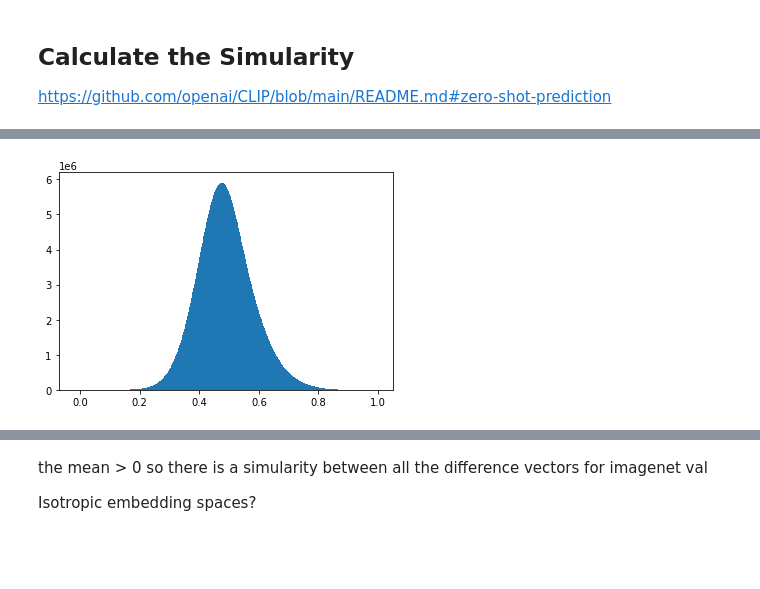
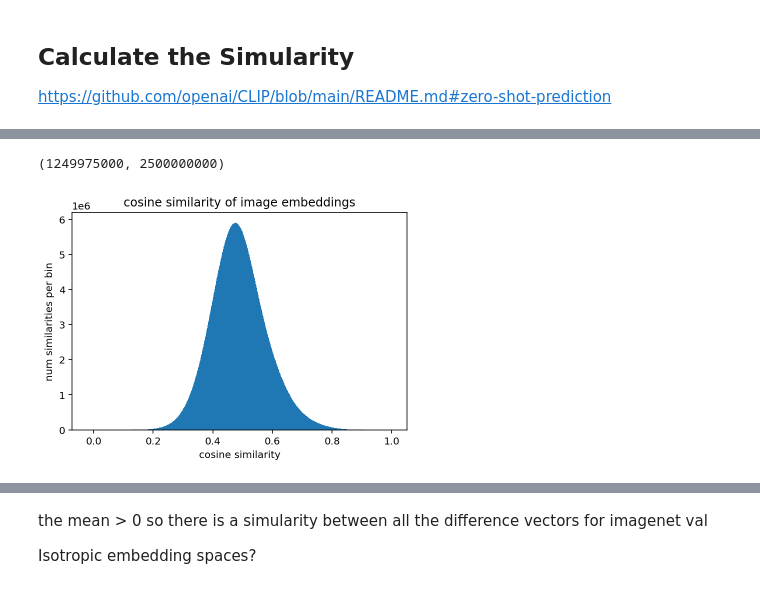
Before and after one commit to ahdavies6/clip-robustness, a Jupyter notebook: notebooks/og_clip_model_analysis.ipynb, the cells around one changed output, grey strips where cells are left out. Cells and saved outputs as stored; diff of their text form; code cells hidden in the pictures; blank space fills up the shorter version.

```diff
--- a/notebooks/og_clip_model_analysis.ipynb
+++ b/notebooks/og_clip_model_analysis.ipynb
@@ -220,3 +223,12 @@ def yeet(tensor):
+# %%
+feature_dir = '/shared/timan108/clip_embeddings/'
+
+# x = torch.load('imagenet_features.pt')
+# x = torch.load('diff_features.pt')
+imagenet_features = yeet(torch.load(f'{feature_dir}/imagenet_features.pt'), to_numpy=False)
+diff_features = yeet(torch.load(f'{feature_dir}/diff_features.pt'), to_numpy=False)
 # %%
-bfm = cosine_simularity(x,x)
+# bfm = cosine_similarity(x,x)
+bfm_imgnet = cosine_similarity(imagenet_features, imagenet_features)
+bfm_diff = cosine_similarity(diff_features, diff_features)
 # %%
@@ -228,3 +257,5 @@ bfm.triu_(1);
 # %%
-bfm = yeet(bfm)
+# bfm = yeet(bfm)
+bfm_imgnet = yeet(bfm_imgnet)
+bfm_diff = yeet(bfm_diff)
 # %%
@@ -232,2 +263,4 @@ sim_sum = bfm.sum()
 # %%
-nz_bfm = bfm[bfm != 0]
+# nz_bfm = bfm[bfm != 0]
+nonzero_bfm_imgnet = bfm_imgnet[bfm_imgnet != 0]
+nonzero_bfm_diff = bfm_diff[bfm_diff != 0]
@@ -237,0 +267,4 @@ std = nz_bfm.std()
+# %%
+len(nonzero_bfm_imgnet), len(nonzero_bfm_diff)
+# %% [output]
+(1249975000, 2500000000)
@@ -238,7 +274,12 @@ std = nz_bfm.std()
 # %%
-# this is just the cosine simularity of all imagenet val clip embeddings to each other
+# this is just the cosine similarity of all imagenet val clip embeddings to each other
 plt.figure()
-plt.hist(nz_bfm, bins=1000);
+# plt.hist(nz_bfm, bins=1000)
+plt.hist(nonzero_bfm_imgnet, bins=1000)
+plt.title('cosine similarity of image embeddings')
+plt.xlabel('cosine similarity')
+plt.ylabel('num similarities per bin')
+plt.show()
 # %% [output]
-[figure, old version]
+[figure, new version]
 # %%
```
Also changed, not shown: parts of 20 cells of this notebook, 2 other files.
